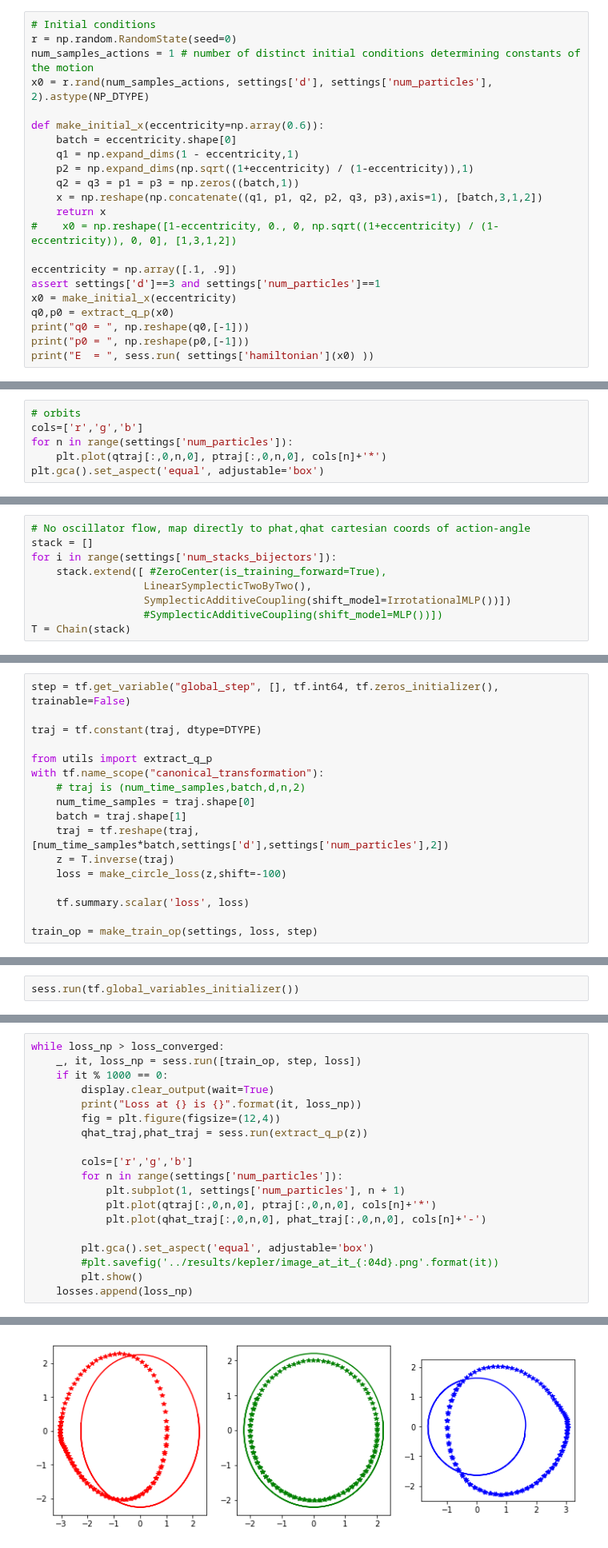
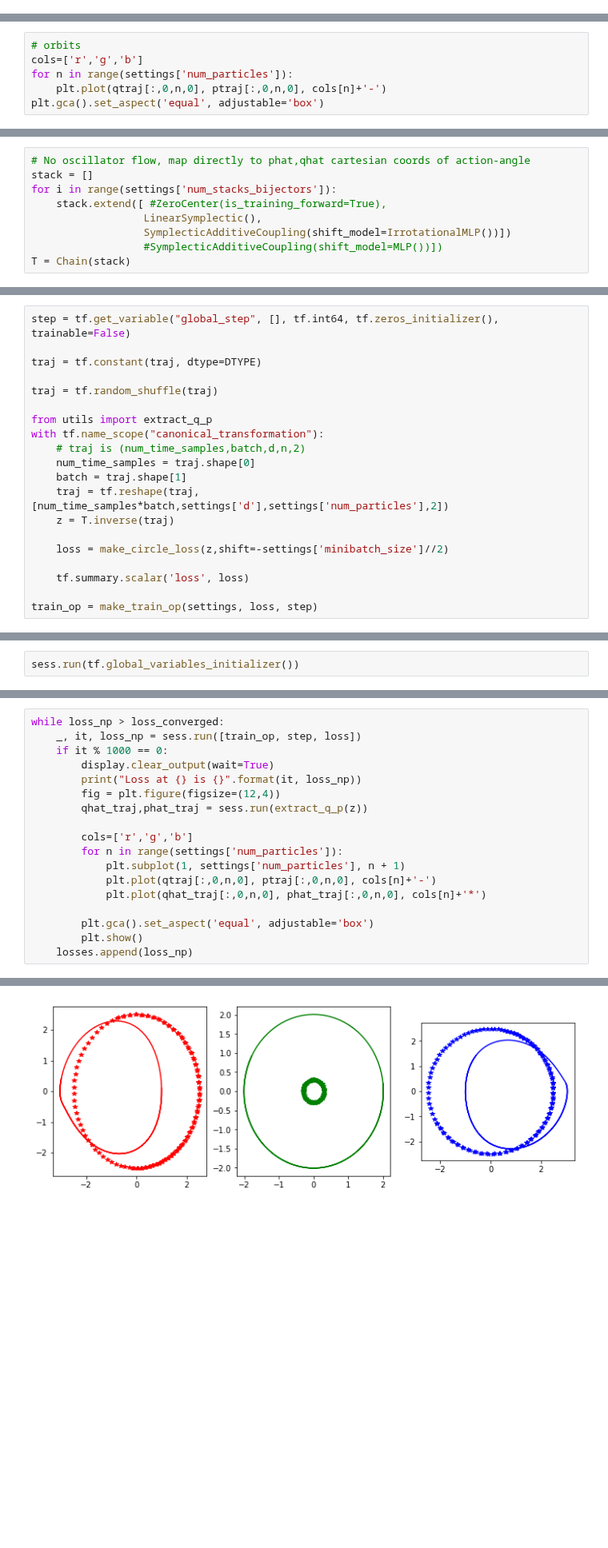
Before and after one commit to rbondesan/CanonicalFlows, a Jupyter notebook: notebooks/calogero_moser.ipynb, the cells around one changed output, grey strips where cells are left out. Shown at 80% size. Saved outputs shown, nothing was run; the diff lists cells and outputs as text; blank space fills up the shorter version.

```diff
--- a/notebooks/calogero_moser.ipynb
+++ b/notebooks/calogero_moser.ipynb
@@ -88,25 +79,3 @@ print("E  = ", sess.run( settings['hamiltonian'](x0) ))
 q0 =  [1. 2. 3.]
 p0 =  [0.1 0.2 0.3]
 E  =  [9.319958]
-# %%
-# Initial conditions
-r = np.random.RandomState(seed=0)
-num_samples_actions = 1 # number of distinct initial conditions determining constants of the motion
-x0 = r.rand(num_samples_actions, settings['d'], settings['num_particles'], 2).astype(NP_DTYPE)
-
-def make_initial_x(eccentricity=np.array(0.6)):
-    batch = eccentricity.shape[0]
-    q1 = np.expand_dims(1 - eccentricity,1)
-    p2 = np.expand_dims(np.sqrt((1+eccentricity) / (1-eccentricity)),1)
-    q2 = q3 = p1 = p3 = np.zeros((batch,1))
-    x = np.reshape(np.concatenate((q1, p1, q2, p2, q3, p3),axis=1), [batch,3,1,2])
-    return x
-#    x0 = np.reshape([1-eccentricity, 0., 0, np.sqrt((1+eccentricity) / (1-eccentricity)), 0, 0], [1,3,1,2])
-
-eccentricity = np.array([.1, .9])
-assert settings['d']==3 and settings['num_particles']==1
-x0 = make_initial_x(eccentricity)
-q0,p0 = extract_q_p(x0)
-print("q0 = ", np.reshape(q0,[-1]))
-print("p0 = ", np.reshape(p0,[-1]))
-print("E  = ", sess.run( settings['hamiltonian'](x0) ))
@@ -129,6 +105,6 @@ qtraj, ptraj = extract_q_p( np.reshape(traj, [-1,settings['d'],settings['num_par
 # orbits
 cols=['r','g','b']
 for n in range(settings['num_particles']):
-    plt.plot(qtraj[:,0,n,0], ptraj[:,0,n,0], cols[n]+'*')
+    plt.plot(qtraj[:,0,n,0], ptraj[:,0,n,0], cols[n]+'-')
 plt.gca().set_aspect('equal', adjustable='box')
 # %% [output]
@@ -142,7 +118,7 @@ Define the model T as sequence of symplectic transformations
 stack = []
 for i in range(settings['num_stacks_bijectors']):
     stack.extend([ #ZeroCenter(is_training_forward=True),
-                  LinearSymplecticTwoByTwo(),
+                  LinearSymplectic(),
                   SymplecticAdditiveCoupling(shift_model=IrrotationalMLP())])
                   #SymplecticAdditiveCoupling(shift_model=MLP())])
 T = Chain(stack)
@@ -163,6 +139,8 @@ def make_circle_loss(z, shift=-1):
 step = tf.get_variable("global_step", [], tf.int64, tf.zeros_initializer(), trainable=False)
 
 traj = tf.constant(traj, dtype=DTYPE)
+
+traj = tf.random_shuffle(traj)
 
 from utils import extract_q_p
 with tf.name_scope("canonical_transformation"):
@@ -171,7 +149,8 @@ with tf.name_scope("canonical_transformation"):
     batch = traj.shape[1]
     traj = tf.reshape(traj, [num_time_samples*batch,settings['d'],settings['num_particles'],2])
     z = T.inverse(traj)
-    loss = make_circle_loss(z,shift=-100)
+
+    loss = make_circle_loss(z,shift=-settings['minibatch_size']//2)
 
     tf.summary.scalar('loss', loss)
 
@@ -202,11 +181,10 @@ while loss_np > loss_converged:
         cols=['r','g','b']
         for n in range(settings['num_particles']):
             plt.subplot(1, settings['num_particles'], n + 1)
-            plt.plot(qtraj[:,0,n,0], ptraj[:,0,n,0], cols[n]+'*')
-            plt.plot(qhat_traj[:,0,n,0], phat_traj[:,0,n,0], cols[n]+'-')
+            plt.plot(qtraj[:,0,n,0], ptraj[:,0,n,0], cols[n]+'-')
+            plt.plot(qhat_traj[:,0,n,0], phat_traj[:,0,n,0], cols[n]+'*')
 
         plt.gca().set_aspect('equal', adjustable='box')
-        #plt.savefig('../results/kepler/image_at_it_{:04d}.png'.format(it))
         plt.show()
     losses.append(loss_np)
 # %% [output]
@@ -214,4 +192,4 @@ Loss at 106000 is 0.04339052736759186
-[figure, old version]
+[figure, new version]
 KeyboardInterrupt:
 # %%
 plt.plot(np.log(losses[:]))
```
Also changed, not shown: parts of 6 cells of this notebook, 5 other files.
